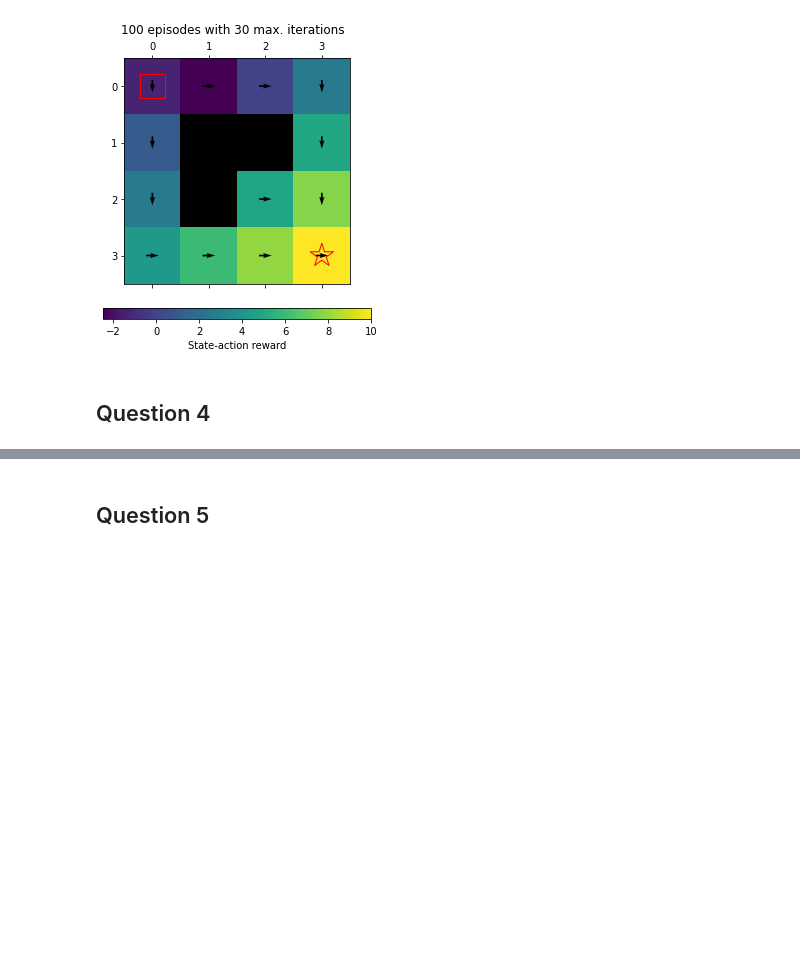
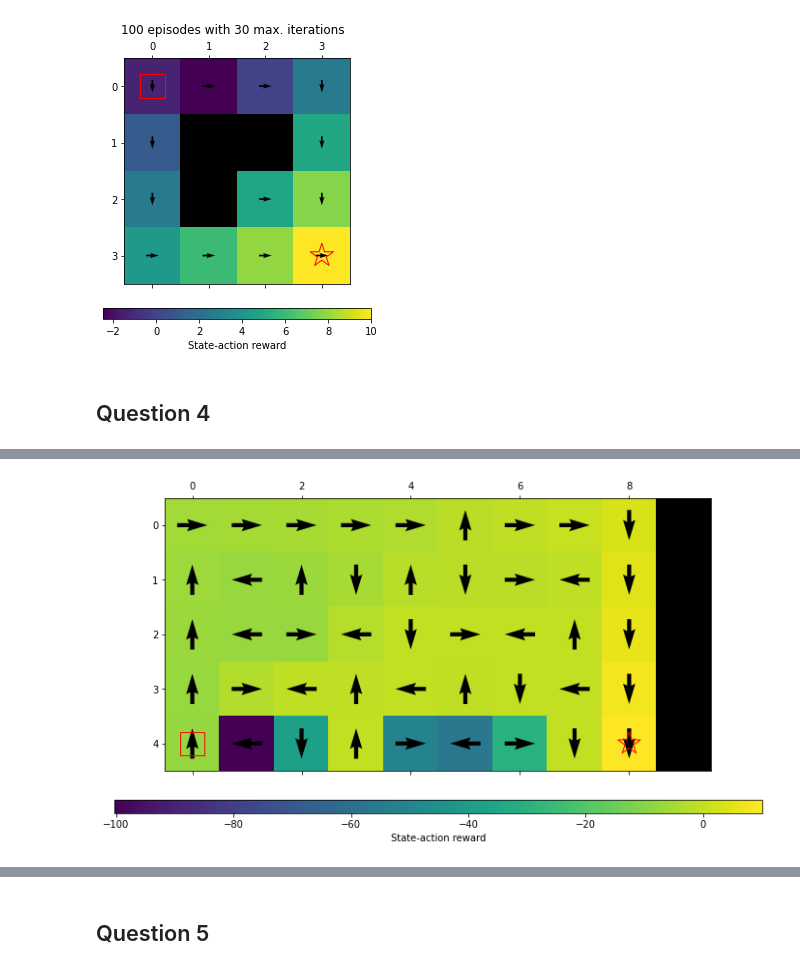
Before and after one commit to AlejandroSantorum/MPhil_MLMI_Cambridge, a Jupyter notebook: MLMI7-Reinforcement_Learning/Practical/code/coursework.ipynb, the cells around one changed output, grey strips where cells are left out. Drawn from its saved outputs; the diff is of its cells as text; code cells hidden in the pictures; blank space fills up the shorter version.

```diff
--- a/MLMI7-Reinforcement_Learning/Practical/code/coursework.ipynb
+++ b/MLMI7-Reinforcement_Learning/Practical/code/coursework.ipynb
@@ -305,0 +337,5 @@ plt.show()
+# %%
+plot_vp(model, V_sarsa, pi_sarsa)
+plt.show()
+# %% [output]
+[figure, added]
```
Also changed, not shown: parts of 8 cells of this notebook, 3 other files.
